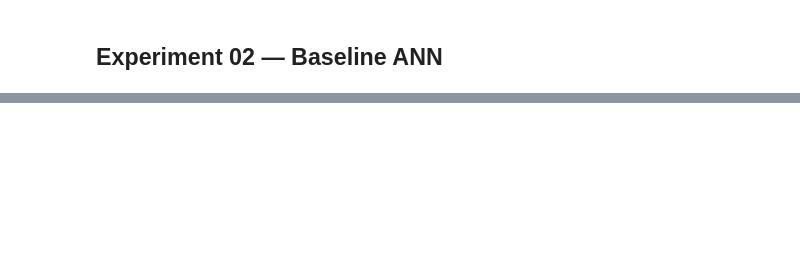
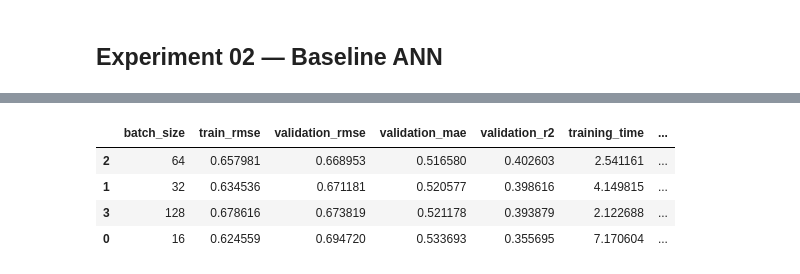
Before and after one commit to farzamasadian/wine-quality, a Jupyter notebook: regression/wine_quality_regression.ipynb, the cells around one changed output, grey strips where cells are left out. Drawn from its saved outputs; the diff is of its cells as text; code cells hidden in the pictures; blank space fills up the shorter version.

```diff
--- a/regression/wine_quality_regression.ipynb
+++ b/regression/wine_quality_regression.ipynb
@@ -922,0 +962,6 @@ Prediction Time: 0.041950 s
+# %%
+adam_model = build_ann(
+    keras.optimizers.Adam(
+        learning_rate=0.001
+    )
+)
@@ -922,0 +1594,11 @@ Prediction Time: 0.041950 s
+# %%
+architecture_results = []
+
+for run_name, hidden_units in ARCHITECTURES.items():
+
+    result = run_architecture_experiment(
+        run_name=run_name,
+        hidden_units=hidden_units
+    )
+
+    architecture_results.append(result)
@@ -922,0 +1642,8 @@ Prediction Time: 0.041950 s
+# %%
+BATCH_SIZES = [16, 32, 64, 128]
+
+EPOCHS = 50
+LEARNING_RATE = 0.01
+MOMENTUM = 0.0
+
+HIDDEN_UNITS = [64, 32]
@@ -922,0 +1816,10 @@ Prediction Time: 0.041950 s
+# %%
+batch_results = []
+
+for batch_size in BATCH_SIZES:
+
+    result = run_batch_size_experiment(
+        batch_size=batch_size
+    )
+
+    batch_results.append(result)
@@ -922,0 +1844,14 @@ Prediction Time: 0.041950 s
+# %%
+batch_results_df = pd.DataFrame(
+    batch_results
+)
+
+batch_results_df.sort_values(
+    "validation_rmse"
+)
+# %% [output]
+|  | batch_size | train_rmse | validation_rmse | validation_mae | validation_r2 | training_time | ... |
+| 2 | 64 | 0.657981 | 0.668953 | 0.516580 | 0.402603 | 2.541161 | ... |
+| 1 | 32 | 0.634536 | 0.671181 | 0.520577 | 0.398616 | 4.149815 | ... |
+| 3 | 128 | 0.678616 | 0.673819 | 0.521178 | 0.393879 | 2.122688 | ... |
+| 0 | 16 | 0.624559 | 0.694720 | 0.533693 | 0.355695 | 7.170604 | ... |
```
Also changed, not shown: parts of 65 cells of this notebook, 1 other file.
